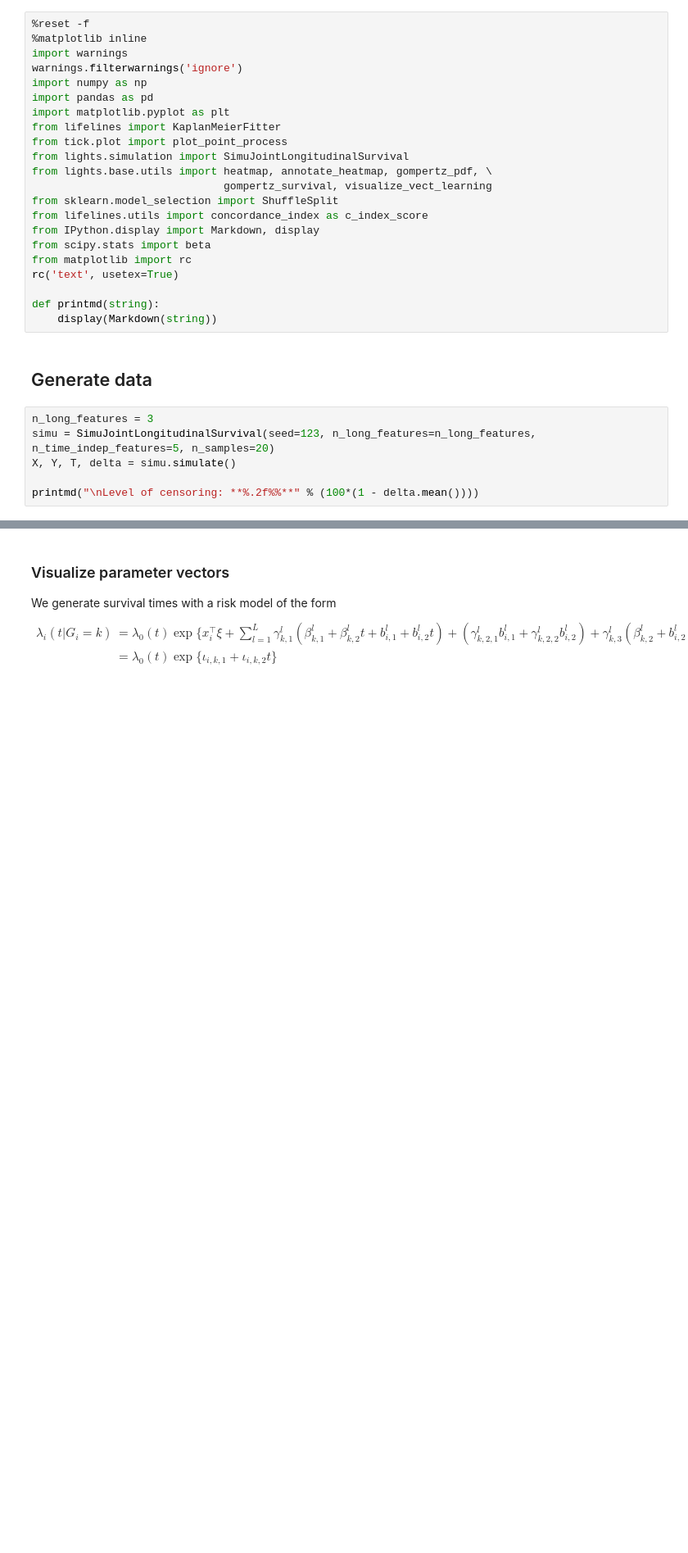
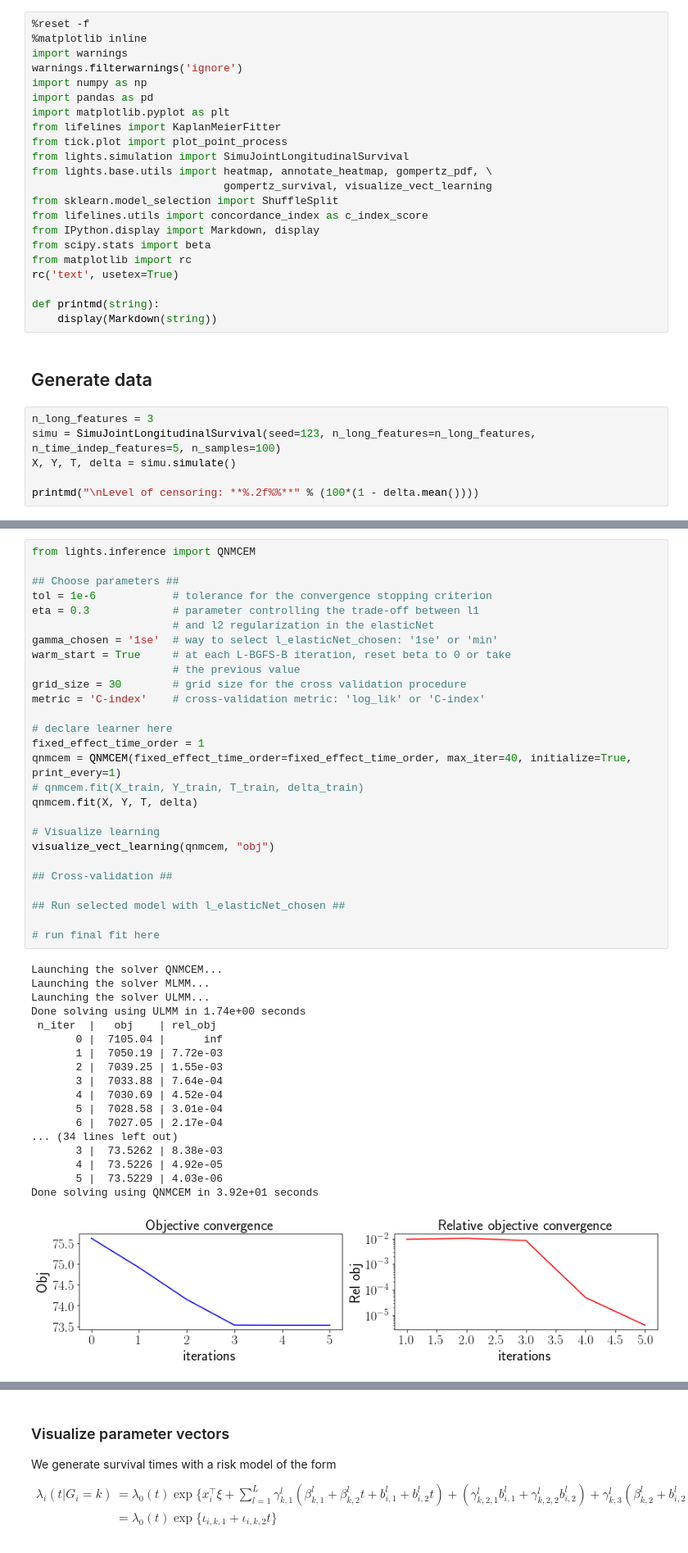
Before and after one commit to Califrais/flash, a Jupyter notebook: Lights tutorial.ipynb, the cells around one changed output, grey strips where cells are left out. Shown at 82% size. Cells and saved outputs as stored; diff of their text form; blank space fills up the shorter version.

```diff
--- a/Lights tutorial.ipynb
+++ b/Lights tutorial.ipynb
@@ -26,7 +26,7 @@ def printmd(string):
 ## Generate data
 # %%
 n_long_features = 3
-simu = SimuJointLongitudinalSurvival(seed=123, n_long_features=n_long_features, n_time_indep_features=5, n_samples=20)
+simu = SimuJointLongitudinalSurvival(seed=123, n_long_features=n_long_features, n_time_indep_features=5, n_samples=100)
 X, Y, T, delta = simu.simulate()
 
 printmd("\nLevel of censoring: **%.2f%%**" % (100*(1 - delta.mean())))
@@ -38,0 +39,46 @@ Level of censoring: **45.00%**
+# %%
+from lights.inference import QNMCEM
+
+## Choose parameters ##
+tol = 1e-6            # tolerance for the convergence stopping criterion
+eta = 0.3             # parameter controlling the trade-off between l1
+                      # and l2 regularization in the elasticNet
+gamma_chosen = '1se'  # way to select l_elasticNet_chosen: '1se' or 'min'
+warm_start = True     # at each L-BGFS-B iteration, reset beta to 0 or take
+                      # the previous value
+grid_size = 30        # grid size for the cross validation procedure
+metric = 'C-index'    # cross-validation metric: 'log_lik' or 'C-index'
+
+# declare learner here
+fixed_effect_time_order = 1
+qnmcem = QNMCEM(fixed_effect_time_order=fixed_effect_time_order, max_iter=40, initialize=True, print_every=1)
+# qnmcem.fit(X_train, Y_train, T_train, delta_train)
+qnmcem.fit(X, Y, T, delta)
+
+# Visualize learning
+visualize_vect_learning(qnmcem, "obj")
+
+## Cross-validation ##
+
+## Run selected model with l_elasticNet_chosen ##
+
+# run final fit here
+# %% [output]
+Launching the solver QNMCEM...
+Launching the solver MLMM...
+Launching the solver ULMM...
+Done solving using ULMM in 1.74e+00 seconds
+ n_iter  |   obj    | rel_obj
+       0 |  7105.04 |      inf
+       1 |  7050.19 | 7.72e-03
+       2 |  7039.25 | 1.55e-03
+       3 |  7033.88 | 7.64e-04
+       4 |  7030.69 | 4.52e-04
+       5 |  7028.58 | 3.01e-04
+       6 |  7027.05 | 2.17e-04
+... (34 lines left out)
+       3 |  73.5262 | 8.38e-03
+       4 |  73.5226 | 4.92e-05
+       5 |  73.5229 | 4.03e-06
+Done solving using QNMCEM in 3.92e+01 seconds
+[figure, added]
```
Also changed, not shown: parts of 5 cells of this notebook, 1 other file.
